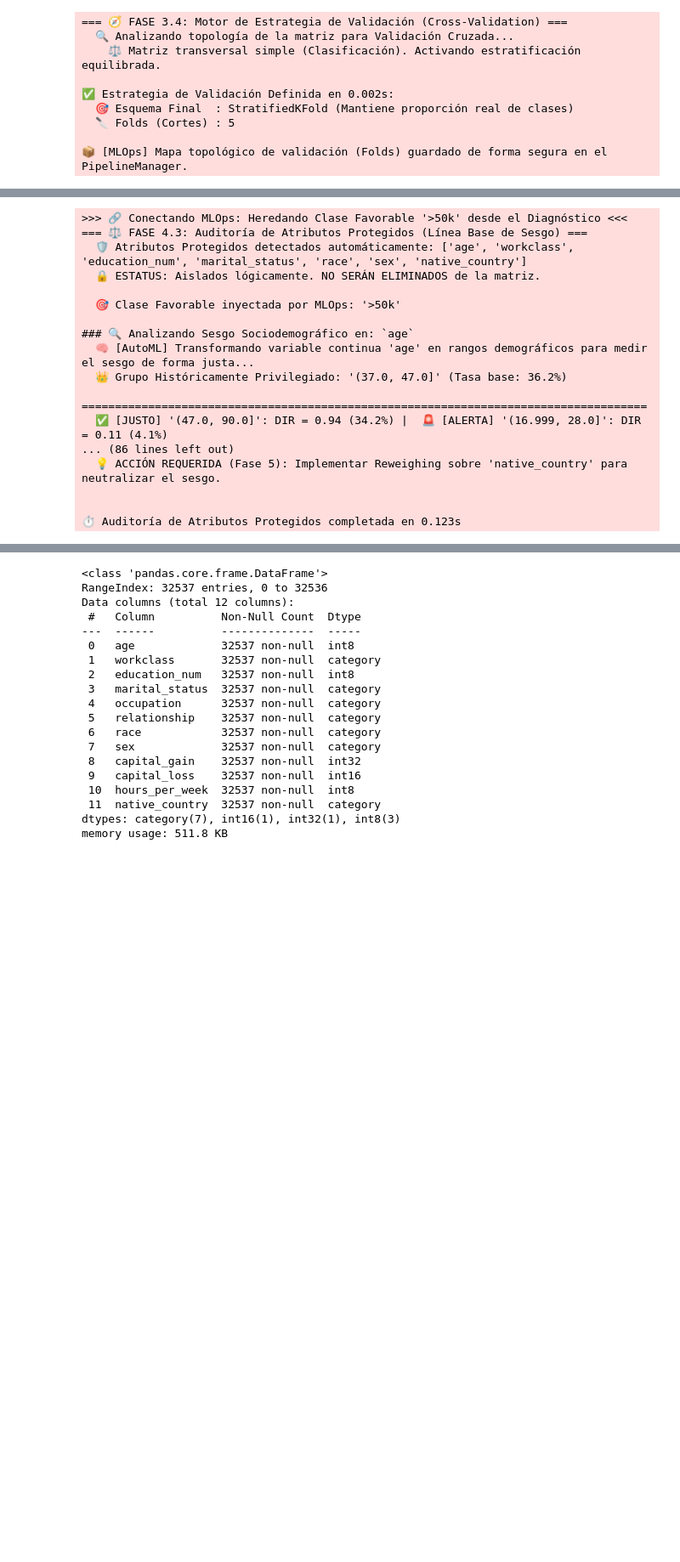
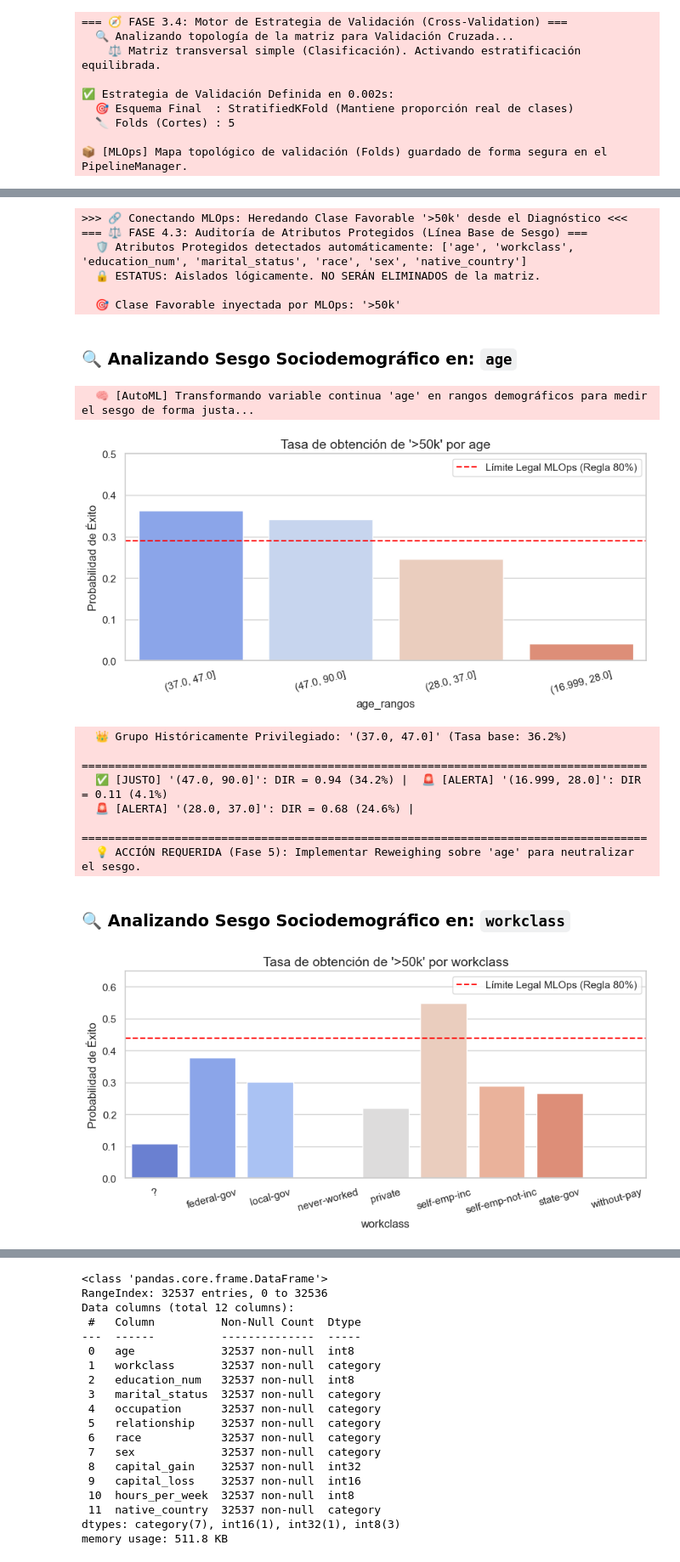
Before and after one commit to DiiegoA/Proyecto_modelo_IA, a Jupyter notebook: oraculo_api/EDA_For_All_Tree_clean.ipynb, the cells around one changed output, grey strips where cells are left out. Shown at 85% size. Cells and saved outputs as stored; diff of their text form; code cells hidden in the pictures; blank space fills up the shorter version.

```diff
--- a/oraculo_api/EDA_For_All_Tree_clean.ipynb
+++ b/oraculo_api/EDA_For_All_Tree_clean.ipynb
@@ -3320,7 +3316,7 @@ import re
 from IPython.display import display, Markdown
 
 # 🛡️ Banderas de Entorno MLOps
-MODO_VISUAL = False # Cambiar a False en Producción (Docker/Headless)
+MODO_VISUAL = True # Cambiar a False en Producción (Docker/Headless)
 
 # Conexión al Logger Global configurado en el Paso 1.1
 logger = logging.getLogger("MLOps_Pipeline")
@@ -3605,7 +3616,7 @@ import seaborn as sns
 from IPython.display import display, Markdown
 
 # 🛡️ Banderas de Entorno MLOps
-MODO_VISUAL = False # Cambiar a False en Producción (Docker/Headless)
+MODO_VISUAL = True # Cambiar a False en Producción (Docker/Headless)
 
 # Conexión al Logger Global configurado en el Paso 1.1
 logger = logging.getLogger("MLOps_Pipeline")
@@ -3836,41 +3847,41 @@ try:
         raise ValueError("El Manager no tiene cargadas las matrices 'X_train' o 'y_train'. Ejecuta el Split (Fase 3.3).")
 
     # Inyección Automática de la clase minoritaria descubierta en la Fase 4.1
     clase_fav_dinamica = None
     if hasattr(manager, 'rutas'):
         clase_fav_dinamica = manager.rutas.get('clase_minoritaria', None)
 
     if clase_fav_dinamica:
         logger.info(f">>> 🔗 Conectando MLOps: Heredando Clase Favorable '{clase_fav_dinamica}' desde el Diagnóstico <<<")
     else:
         logger.warning(">>> ⚠️ Advertencia: No se encontró 'clase_minoritaria' en el Manager. El motor la auto-detectará. <<<")
 
     # El escáner legal operará al 100% de forma autónoma con los datos del manager
     auditar_sesgo_historico(
         X=manager.X_train,
         y=manager.y_train,
         clase_favorable=clase_fav_dinamica
     )
 
 except EnvironmentError as env_err:
     logger.error(f"⚠️ Dependencia faltante:\n{env_err}")
 except Exception as e:
     logger.error(f"🛑 Error en la Auditoría de Sesgo: {e}")
 # %% [output]
 >>> 🔗 Conectando MLOps: Heredando Clase Favorable '>50k' desde el Diagnóstico <<<
 === ⚖️ FASE 4.3: Auditoría de Atributos Protegidos (Línea Base de Sesgo) ===
   🛡️ Atributos Protegidos detectados automáticamente: ['age', 'workclass', 'education_num', 'marital_status', 'race', 'sex', 'native_country']
   🔒 ESTATUS: Aislados lógicamente. NO SERÁN ELIMINADOS de la matriz.
 
   🎯 Clase Favorable inyectada por MLOps: '>50k'
-
-### 🔍 Analizando Sesgo Sociodemográfico en: `age`
-  🧠 [AutoML] Transformando variable continua 'age' en rangos demográficos para medir el sesgo de forma justa...
-  👑 Grupo Históricamente Privilegiado: '(37.0, 47.0]' (Tasa base: 36.2%)
-  =====================================================================================
-  ✅ [JUSTO] '(47.0, 90.0]': DIR = 0.94 (34.2%) |  🚨 [ALERTA] '(16.999, 28.0]': DIR = 0.11 (4.1%)
-... (86 lines left out)
-  💡 ACCIÓN REQUERIDA (Fase 5): Implementar Reweighing sobre 'native_country' para neutralizar el sesgo.
-
-
-⏱️ Auditoría de Atributos Protegidos completada en 0.123s
+### 🔍 Analizando Sesgo Sociodemográfico en: `age`
+  🧠 [AutoML] Transformando variable continua 'age' en rangos demográficos para medir el sesgo de forma justa...
+[figure, added]
+  👑 Grupo Históricamente Privilegiado: '(37.0, 47.0]' (Tasa base: 36.2%)
+  =====================================================================================
+  ✅ [JUSTO] '(47.0, 90.0]': DIR = 0.94 (34.2%) |  🚨 [ALERTA] '(16.999, 28.0]': DIR = 0.11 (4.1%)
+  🚨 [ALERTA] '(28.0, 37.0]': DIR = 0.68 (24.6%) |
+  =====================================================================================
+  💡 ACCIÓN REQUERIDA (Fase 5): Implementar Reweighing sobre 'age' para neutralizar el sesgo.
+### 🔍 Analizando Sesgo Sociodemográfico en: `workclass`
+[figure, added]
```
Also changed, not shown: parts of 52 cells of this notebook, 40 other files.
